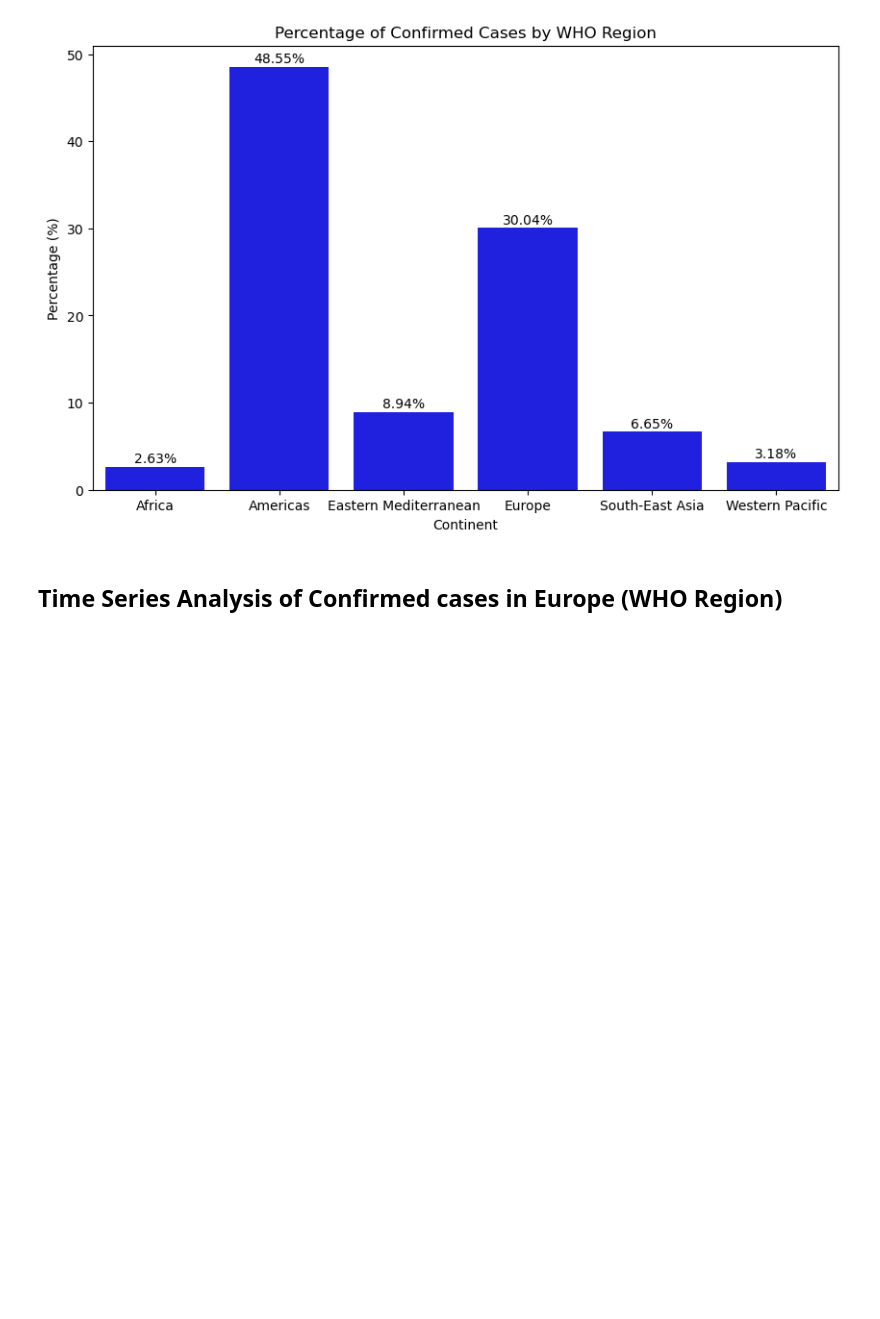
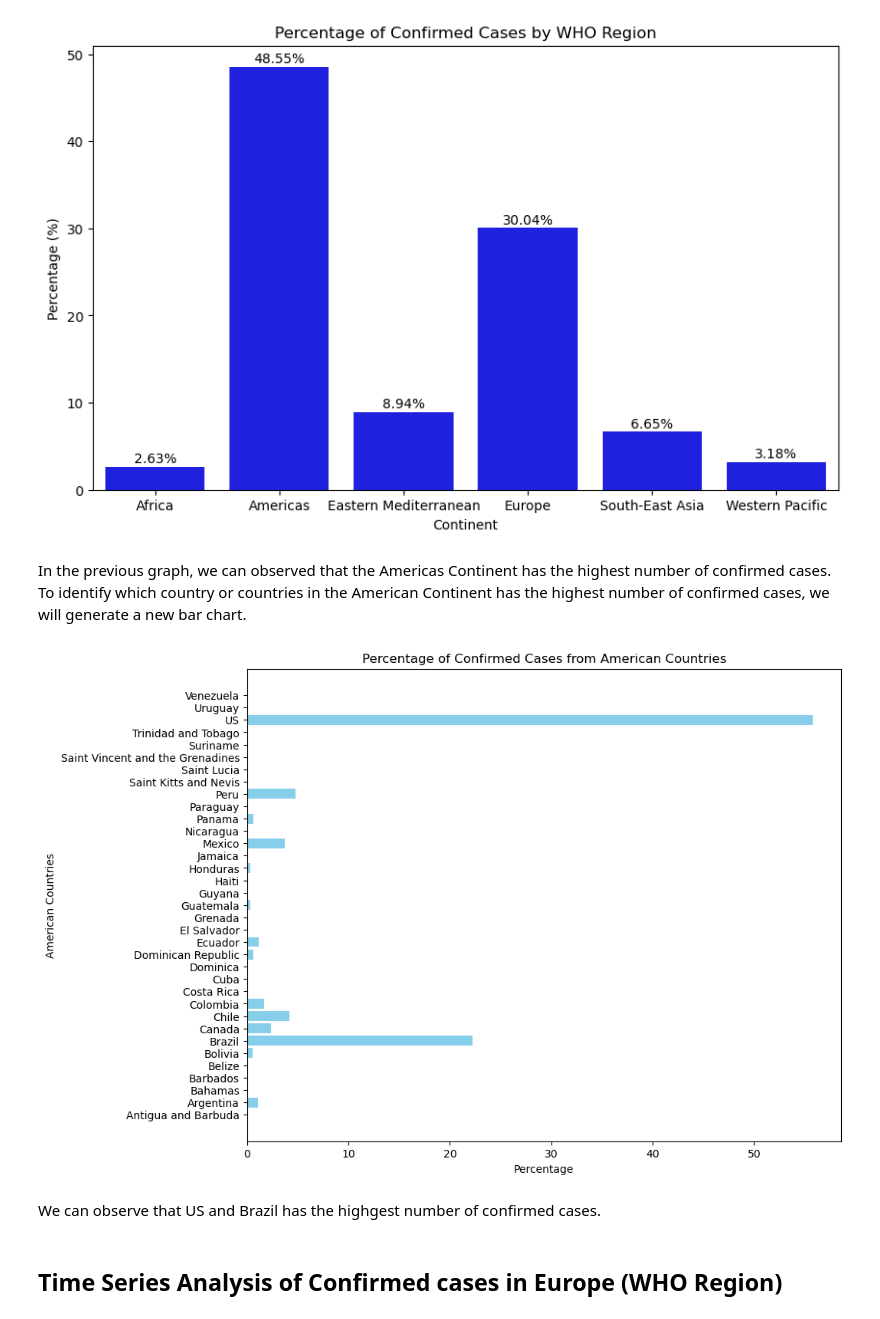
Before and after one commit to mijailbv/COVID19_Predictions_Time_Serires_Analysis, a Jupyter notebook: 1CA_Machine_Learning.ipynb, the cells around one changed output. Saved outputs shown, nothing was run; the diff lists cells and outputs as text; code cells hidden in the pictures; blank space fills up the shorter version.

Commit message:
Plot of countries with confirmaded cases
I made another visualization but this considering the countries.

```diff
--- a/1CA_Machine_Learning.ipynb
+++ b/1CA_Machine_Learning.ipynb
@@ -210,6 +210,29 @@ plt.ylabel('Percentage (%)')
 plt.show()
 # %% [output]
 [figure]
+# %% [markdown]
+In the previous graph, we can observed that the Americas Continent has the highest number of confirmed cases. To identify which country or countries in the American Continent has the highest number of confirmed cases, we will generate a new bar chart.
+# %%
+# Filtering the data for Americas from Continent column
+Filter_Americas = cov_df[cov_df['WHO Region'] == 'Americas']
+
+values_conf = Filter_Americas.groupby('Country/Region')['Confirmed'].sum()
+total = values_conf.sum()
+
+# Calculating the percentage
+porcent_conf = (values_conf / total) * 100
+
+# Ploting
+plt.figure(figsize=(10,8))
+plt.barh(porcent_conf.index, porcent_conf.values, color='skyblue')
+plt.title('Percentage of Confirmed Cases from American Countries')
+plt.xlabel('Percentage')
+plt.ylabel('American Countries')
+plt.show()
+# %% [output]
+[figure, added]
+# %% [markdown]
+We can observe that US and Brazil has the highgest number of confirmed cases.
 # %% [markdown]
 ## Time Series Analysis of Confirmed cases in Europe (WHO Region)
 # %%
```
Also changed, not shown: parts of 1 cell of this notebook.
